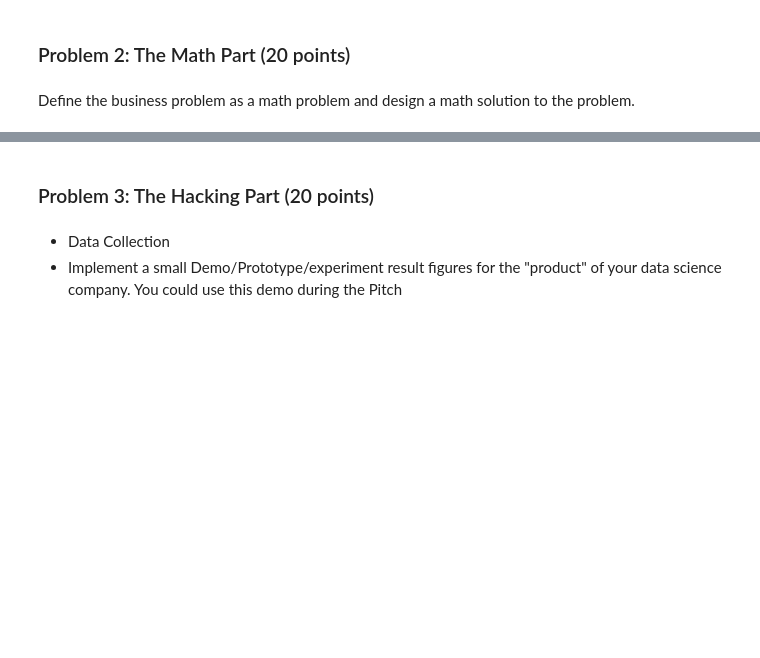
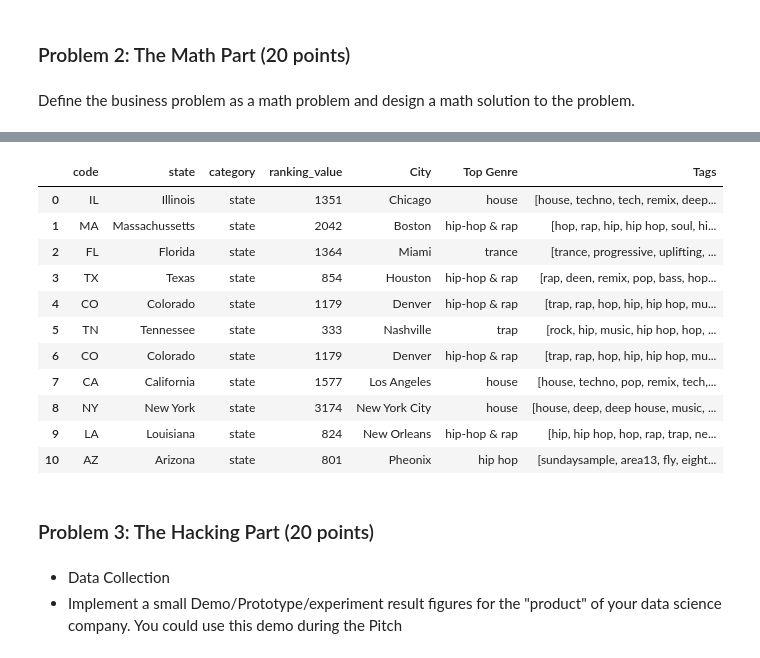
Before and after one commit to claireedanaher/DS501, a Jupyter notebook: Case Study 4/Case4.ipynb, the cells around one changed output, grey strips where cells are left out. Drawn from its saved outputs; the diff is of its cells as text; code cells hidden in the pictures; blank space fills up the shorter version.

```diff
--- a/Case Study 4/Case4.ipynb
+++ b/Case Study 4/Case4.ipynb
@@ -105,3 +1138,18 @@ Define the business problem as a math problem and design a math solution to the
+# %%
+final_df
+# %% [output]
+|  | code | state | category | ranking_value | City | Top Genre | Tags |
+| 0 | IL | Illinois | state | 1351 | Chicago | house | [house, techno, tech, remix, deep... |
+| 1 | MA | Massachussetts | state | 2042 | Boston | hip-hop & rap | [hop, rap, hip, hip hop, soul, hi... |
+| 2 | FL | Florida | state | 1364 | Miami | trance | [trance, progressive, uplifting, ... |
+| 3 | TX | Texas | state | 854 | Houston | hip-hop & rap | [rap, deen, remix, pop, bass, hop... |
+| 4 | CO | Colorado | state | 1179 | Denver | hip-hop & rap | [trap, rap, hop, hip, hip hop, mu... |
+| 5 | TN | Tennessee | state | 333 | Nashville | trap | [rock, hip, music, hip hop, hop, ... |
+| 6 | CO | Colorado | state | 1179 | Denver | hip-hop & rap | [trap, rap, hop, hip, hip hop, mu... |
+| 7 | CA | California | state | 1577 | Los Angeles | house | [house, techno, pop, remix, tech,... |
+| 8 | NY | New York | state | 3174 | New York City | house | [house, deep, deep house, music, ... |
+| 9 | LA | Louisiana | state | 824 | New Orleans | hip-hop & rap | [hip, hip hop, hop, rap, trap, ne... |
+| 10 | AZ | Arizona | state | 801 | Pheonix | hip hop | [sundaysample, area13, fly, eight... |
 # %% [markdown]
 ### Problem 3: The Hacking Part  (20 points)
 # %% [markdown]
```
Also changed, not shown: parts of 5 cells of this notebook.
